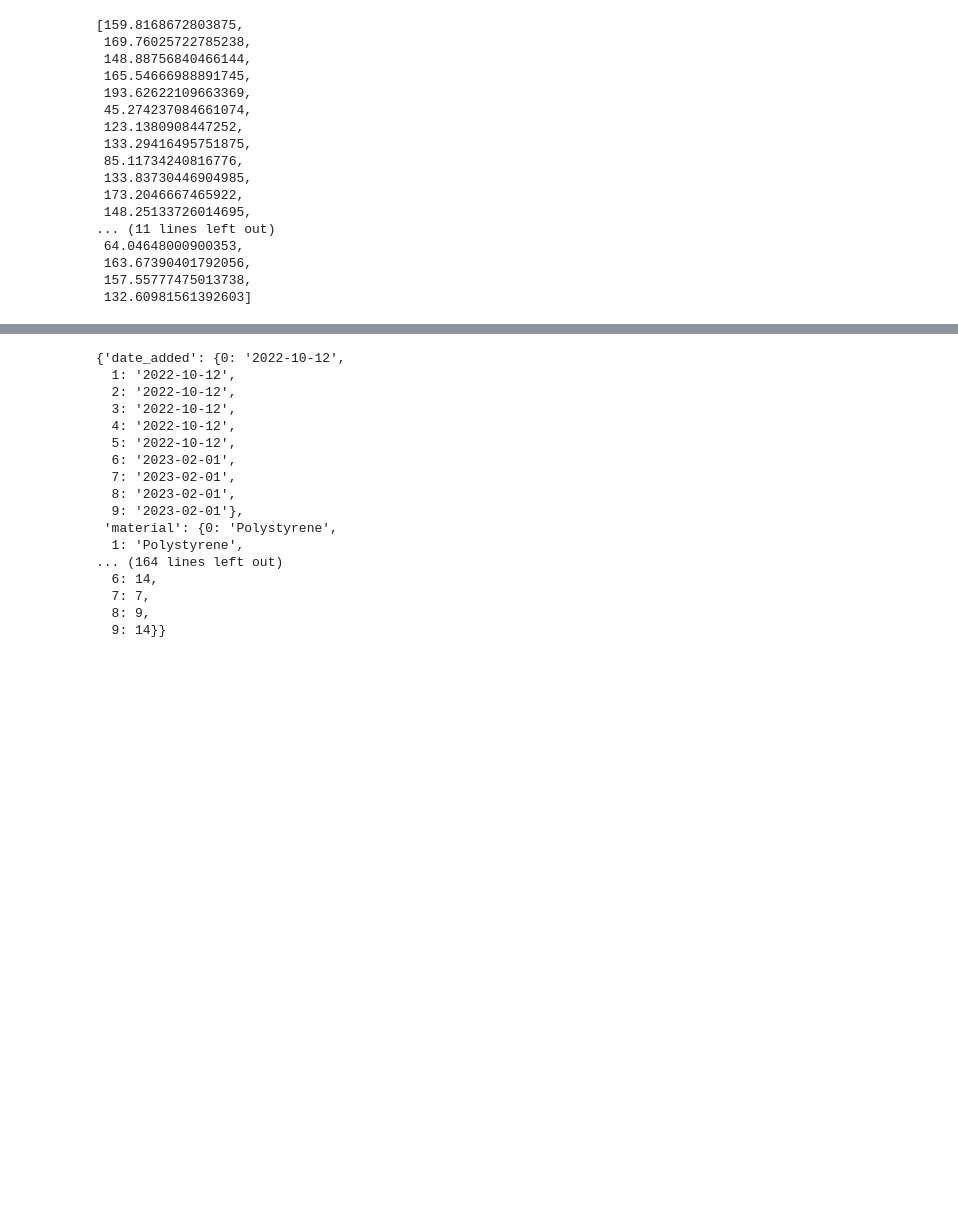
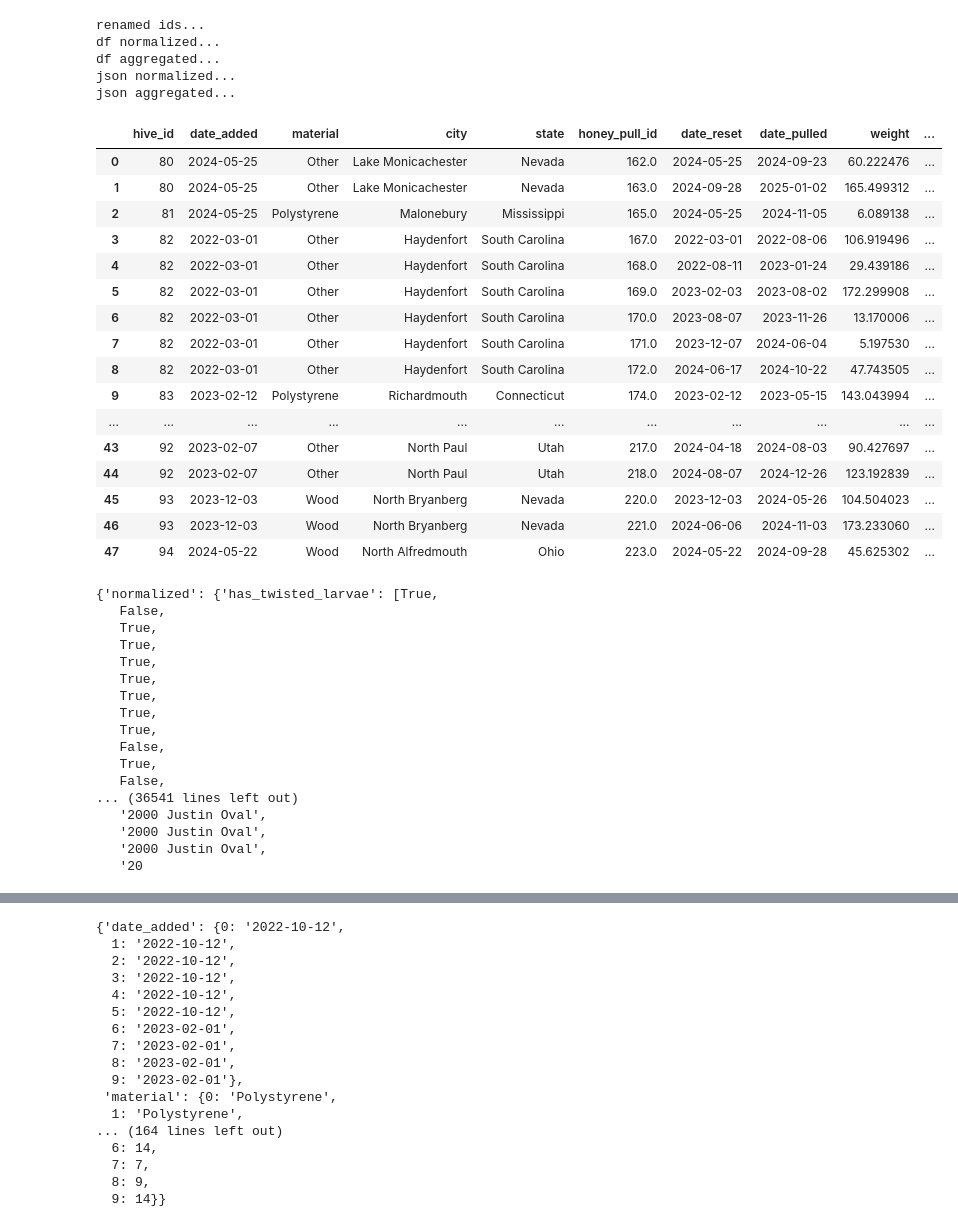
Before and after one commit to jtrapp18/hive-link, a Jupyter notebook: server/testing.ipynb, the cells around one changed output, grey strips where cells are left out. Cells and saved outputs as stored; diff of their text form; code cells hidden in the pictures; blank space fills up the shorter version.

Commit message:
fixing bug in graph data processing

```diff
--- a/server/testing.ipynb
+++ b/server/testing.ipynb
@@ -5,25 +5,66 @@ from models import Hive
 # %%
 with app.app_context():
     hives = [hive.to_dict() for hive in Hive.query.all()]
+# %%
+hives_mod = dclean.rename_ids(hives)
+print('renamed ids...')
+
+df_normalized = dclean.normalize_data(hives_mod)
+print('df normalized...')
+
+df_aggregated = dclean.aggregate_data(df_normalized)
+print('df aggregated...')
+
+json_normalized = df_normalized.to_dict(orient='list')
+print('json normalized...')
+
+json_aggregated = df_aggregated.to_dict(orient='list')
+print('json aggregated...')
+# %% [output]
+renamed ids...
+df normalized...
+df aggregated...
+json normalized...
+json aggregated...
+# %%
+df_aggregated
+# %% [output]
+|  | hive_id | date_added | material | city | state | honey_pull_id | date_reset | date_pulled | weight | ... |
+| 0 | 80 | 2024-05-25 | Other | Lake Monicachester | Nevada | 162.0 | 2024-05-25 | 2024-09-23 | 60.222476 | ... |
+| 1 | 80 | 2024-05-25 | Other | Lake Monicachester | Nevada | 163.0 | 2024-09-28 | 2025-01-02 | 165.499312 | ... |
+| 2 | 81 | 2024-05-25 | Polystyrene | Malonebury | Mississippi | 165.0 | 2024-05-25 | 2024-11-05 | 6.089138 | ... |
+| 3 | 82 | 2022-03-01 | Other | Haydenfort | South Carolina | 167.0 | 2022-03-01 | 2022-08-06 | 106.919496 | ... |
+| 4 | 82 | 2022-03-01 | Other | Haydenfort | South Carolina | 168.0 | 2022-08-11 | 2023-01-24 | 29.439186 | ... |
+| 5 | 82 | 2022-03-01 | Other | Haydenfort | South Carolina | 169.0 | 2023-02-03 | 2023-08-02 | 172.299908 | ... |
+| 6 | 82 | 2022-03-01 | Other | Haydenfort | South Carolina | 170.0 | 2023-08-07 | 2023-11-26 | 13.170006 | ... |
+| 7 | 82 | 2022-03-01 | Other | Haydenfort | South Carolina | 171.0 | 2023-12-07 | 2024-06-04 | 5.197530 | ... |
+| 8 | 82 | 2022-03-01 | Other | Haydenfort | South Carolina | 172.0 | 2024-06-17 | 2024-10-22 | 47.743505 | ... |
+| 9 | 83 | 2023-02-12 | Polystyrene | Richardmouth | Connecticut | 174.0 | 2023-02-12 | 2023-05-15 | 143.043994 | ... |
+| ... | ... | ... | ... | ... | ... | ... | ... | ... | ... | ... |
+| 43 | 92 | 2023-02-07 | Other | North Paul | Utah | 217.0 | 2024-04-18 | 2024-08-03 | 90.427697 | ... |
+| 44 | 92 | 2023-02-07 | Other | North Paul | Utah | 218.0 | 2024-08-07 | 2024-12-26 | 123.192839 | ... |
+| 45 | 93 | 2023-12-03 | Wood | North Bryanberg | Nevada | 220.0 | 2023-12-03 | 2024-05-26 | 104.504023 | ... |
+| 46 | 93 | 2023-12-03 | Wood | North Bryanberg | Nevada | 221.0 | 2024-06-06 | 2024-11-03 | 173.233060 | ... |
+| 47 | 94 | 2024-05-22 | Wood | North Alfredmouth | Ohio | 223.0 | 2024-05-22 | 2024-09-28 | 45.625302 | ... |
 # %%
 graph_data = dclean.process_data_for_graphing(hives)
 # %%
-graph_data['aggregated']['weight']
+graph_data
 # %% [output]
-[159.8168672803875,
- 169.76025722785238,
- 148.88756840466144,
- 165.54666988891745,
- 193.62622109663369,
- 45.274237084661074,
- 123.1380908447252,
- 133.29416495751875,
- 85.11734240816776,
- 133.83730446904985,
- 173.2046667465922,
- 148.25133726014695,
-... (11 lines left out)
- 64.04648000900353,
- 163.67390401792056,
- 157.55777475013738,
- 132.60981561392603]
+{'normalized': {'has_twisted_larvae': [True,
+   False,
+   True,
+   True,
+   True,
+   True,
+   True,
+   True,
+   True,
+   False,
+   True,
+   False,
+... (36541 lines left out)
+   '2000 Justin Oval',
+   '2000 Justin Oval',
+   '2000 Justin Oval',
+   '20
```
Also changed, not shown: parts of 1 cell of this notebook, 2 other files.
